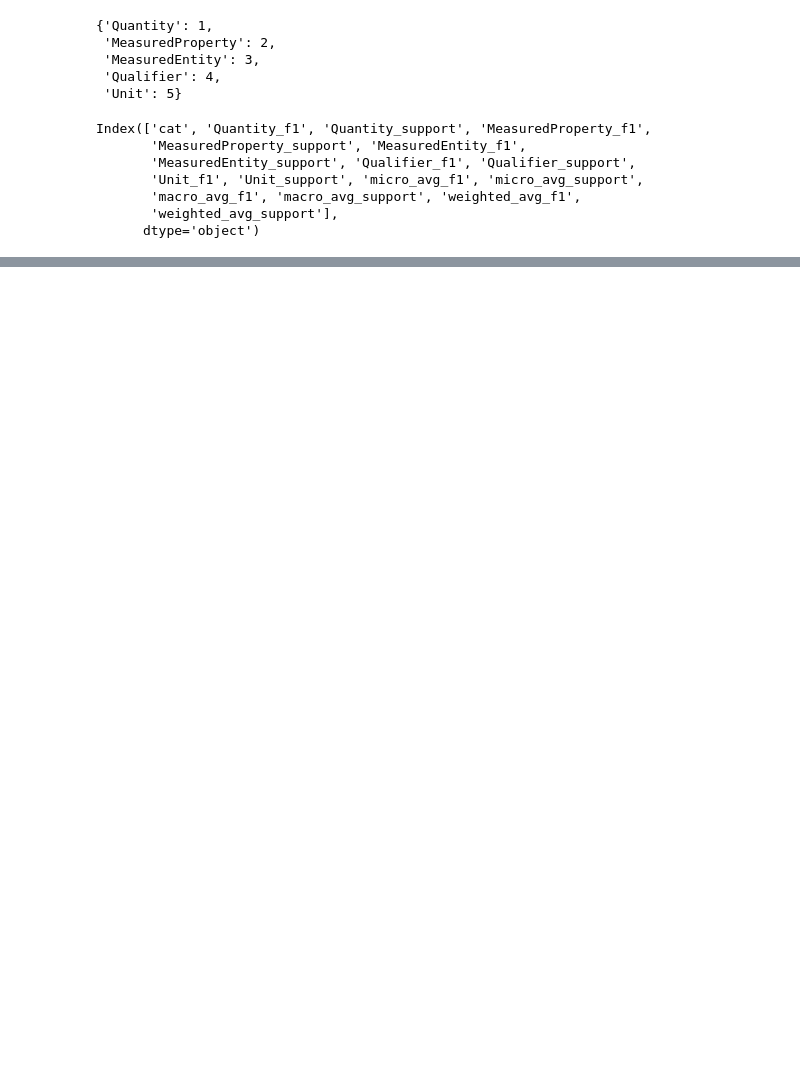
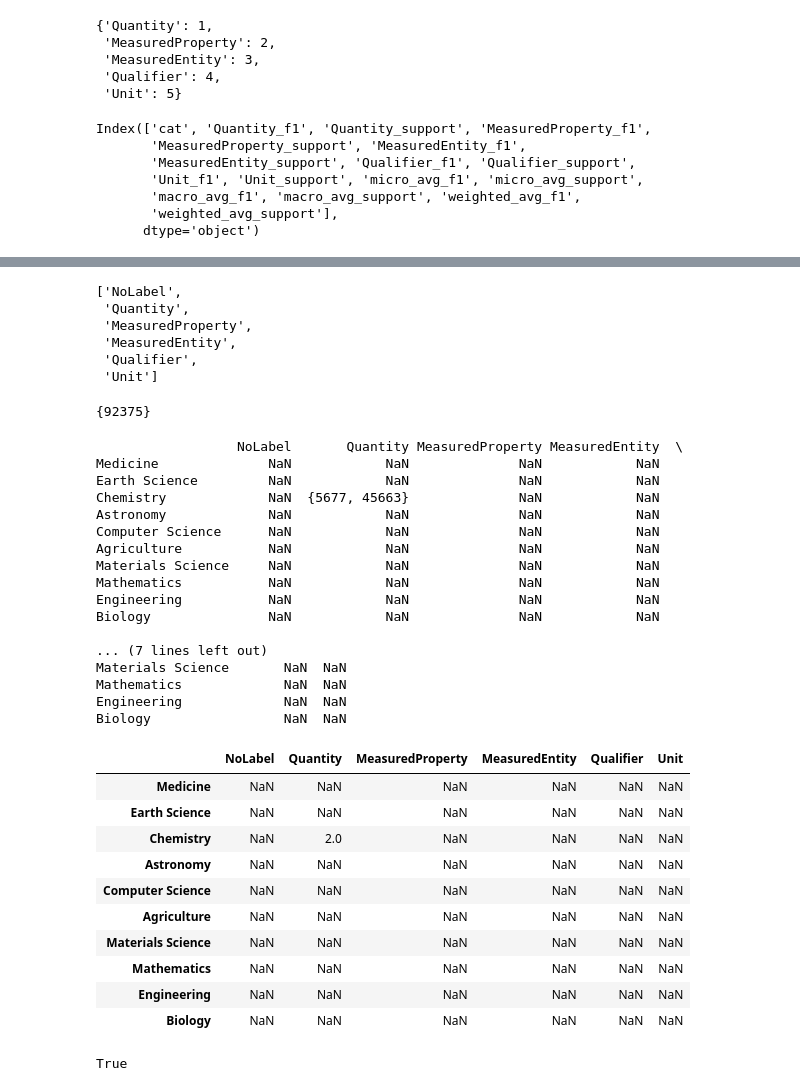
Before and after one commit to sams-data/MeasEval, a Jupyter notebook: anlaysis.ipynb, the cells around one changed output, grey strips where cells are left out. Drawn from its saved outputs; the diff is of its cells as text; code cells hidden in the pictures; blank space fills up the shorter version.

Commit message:
tablulated number of rate of reoccurance of labled tokens

```diff
--- a/anlaysis.ipynb
+++ b/anlaysis.ipynb
@@ -442,0 +469,64 @@ final_Scores
+# %%
+tasklabs
+# %% [output]
+['NoLabel',
+ 'Quantity',
+ 'MeasuredProperty',
+ 'MeasuredEntity',
+ 'Qualifier',
+ 'Unit']
+# %%
+tok = 92375
+set([tok])
+# %% [output]
+{92375}
+# %%
+# list(cat_counts.keys())
+
+cat_lab_tokens = pd.DataFrame(index=list(cat_counts.keys()),columns=tasklabs)
+
+# lenif = lambda l : (if isinstance(l,set): len(l))
+
+try: cat_lab_tokens.loc['Chemistry']['Quantity'].add(5677)
+except: cat_lab_tokens.loc['Chemistry']['Quantity'] = set([45663])
+try: cat_lab_tokens.loc['Chemistry']['Quantity'].add(5677)
+except: cat_lab_tokens.loc['Chemistry']['Quantity'] = set([45663])
+
+print(cat_lab_tokens)
+cat_lab_tokens.applymap(len, na_action='ignore')
+# %% [output]
+                  NoLabel       Quantity MeasuredProperty MeasuredEntity  \
+Medicine              NaN            NaN              NaN            NaN
+Earth Science         NaN            NaN              NaN            NaN
+Chemistry             NaN  {5677, 45663}              NaN            NaN
+Astronomy             NaN            NaN              NaN            NaN
+Computer Science      NaN            NaN              NaN            NaN
+Agriculture           NaN            NaN              NaN            NaN
+Materials Science     NaN            NaN              NaN            NaN
+Mathematics           NaN            NaN              NaN            NaN
+Engineering           NaN            NaN              NaN            NaN
+Biology               NaN            NaN              NaN            NaN
+
+... (7 lines left out)
+Materials Science       NaN  NaN
+Mathematics             NaN  NaN
+Engineering             NaN  NaN
+Biology                 NaN  NaN
+|  | NoLabel | Quantity | MeasuredProperty | MeasuredEntity | Qualifier | Unit |
+| Medicine | NaN | NaN | NaN | NaN | NaN | NaN |
+| Earth Science | NaN | NaN | NaN | NaN | NaN | NaN |
+| Chemistry | NaN | 2.0 | NaN | NaN | NaN | NaN |
+| Astronomy | NaN | NaN | NaN | NaN | NaN | NaN |
+| Computer Science | NaN | NaN | NaN | NaN | NaN | NaN |
+| Agriculture | NaN | NaN | NaN | NaN | NaN | NaN |
+| Materials Science | NaN | NaN | NaN | NaN | NaN | NaN |
+| Mathematics | NaN | NaN | NaN | NaN | NaN | NaN |
+| Engineering | NaN | NaN | NaN | NaN | NaN | NaN |
+| Biology | NaN | NaN | NaN | NaN | NaN | NaN |
+# %%
+cat_lab_counts = pd.DataFrame(index=list(cat_counts.keys()),columns=tasklabs)
+# print(cat_lab_counts)
+np.isnan(cat_lab_counts.loc['Chemistry']['Quantity'])
+# print(cat_lab_counts)
+# %% [output]
+True
```
Also changed, not shown: parts of 15 cells of this notebook, 3 other files.
